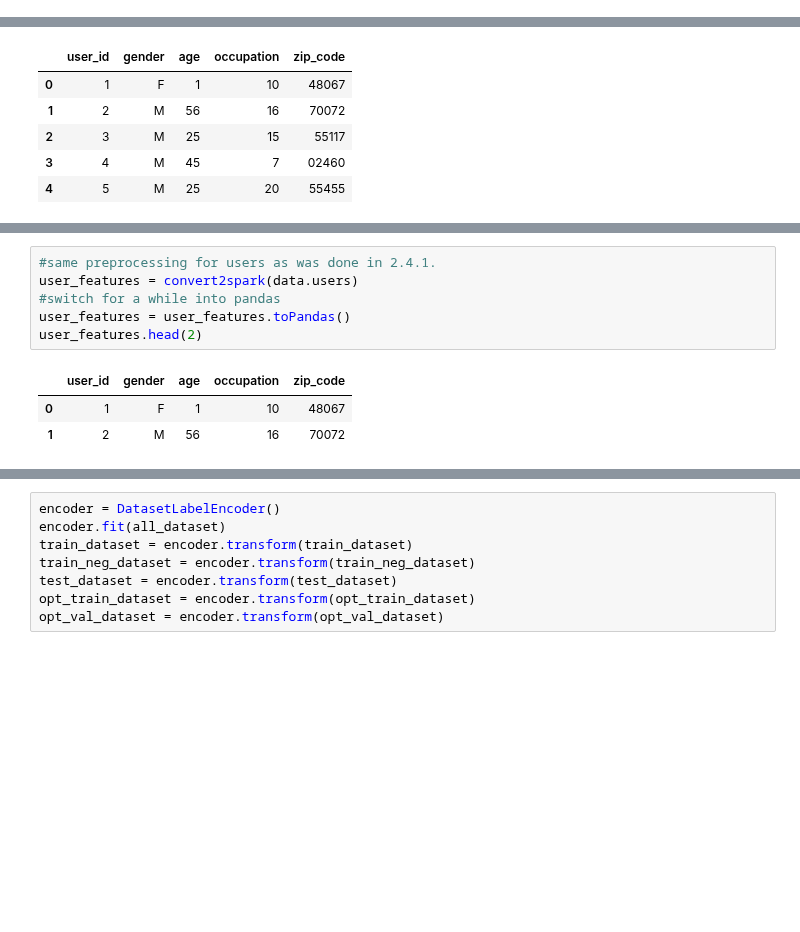
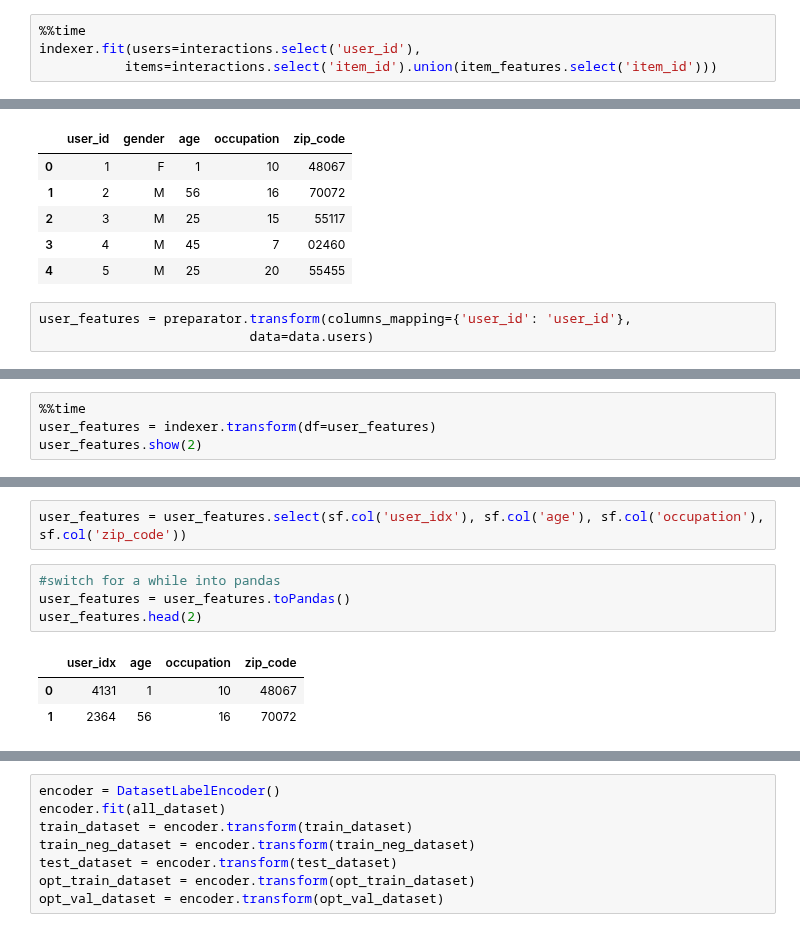
Before and after one commit to sb-ai-lab/RePlay, a Jupyter notebook: examples/02.1_models_with_features_comparison.ipynb, the cells around one changed output, grey strips where cells are left out. Saved outputs shown, nothing was run; the diff lists cells and outputs as text; blank space fills up the shorter version.

```diff
--- a/examples/02.1_models_with_features_comparison.ipynb
+++ b/examples/02.1_models_with_features_comparison.ipynb
@@ -126,0 +135,4 @@ only showing top 5 rows
+# %%
+%%time
+indexer.fit(users=interactions.select('user_id'),
+           items=interactions.select('item_id').union(item_features.select('item_id')))
@@ -319,3 +360,6 @@ data.users.head()
 | 2 | 3 | M | 25 | 15 | 55117 |
 | 3 | 4 | M | 45 | 7 | 02460 |
 | 4 | 5 | M | 25 | 20 | 55455 |
+# %%
+user_features = preparator.transform(columns_mapping={'user_id': 'user_id'},
+                           data=data.users)
@@ -321,0 +368,4 @@ data.users.head()
+# %%
+%%time
+user_features = indexer.transform(df=user_features)
+user_features.show(2)
@@ -322,13 +383,13 @@ data.users.head()
+# %%
+user_features = user_features.select(sf.col('user_idx'), sf.col('age'), sf.col('occupation'), sf.col('zip_code'))
 # %%
-#same preprocessing for users as was done in 2.4.1.
-user_features = convert2spark(data.users)
 #switch for a while into pandas
 user_features = user_features.toPandas()
 user_features.head(2)
 # %% [output]
-|  | user_id | gender | age | occupation | zip_code |
-| 0 | 1 | F | 1 | 10 | 48067 |
-| 1 | 2 | M | 56 | 16 | 70072 |
+|  | user_idx | age | occupation | zip_code |
+| 0 | 4131 | 1 | 10 | 48067 |
+| 1 | 2364 | 56 | 16 | 70072 |
 # %%
 print("max ocupation index: ", user_features['occupation'].max())
 print("min ocupation index: ", user_features['occupation'].min())
```
Also changed, not shown: parts of 35 cells of this notebook, 1 other file.
